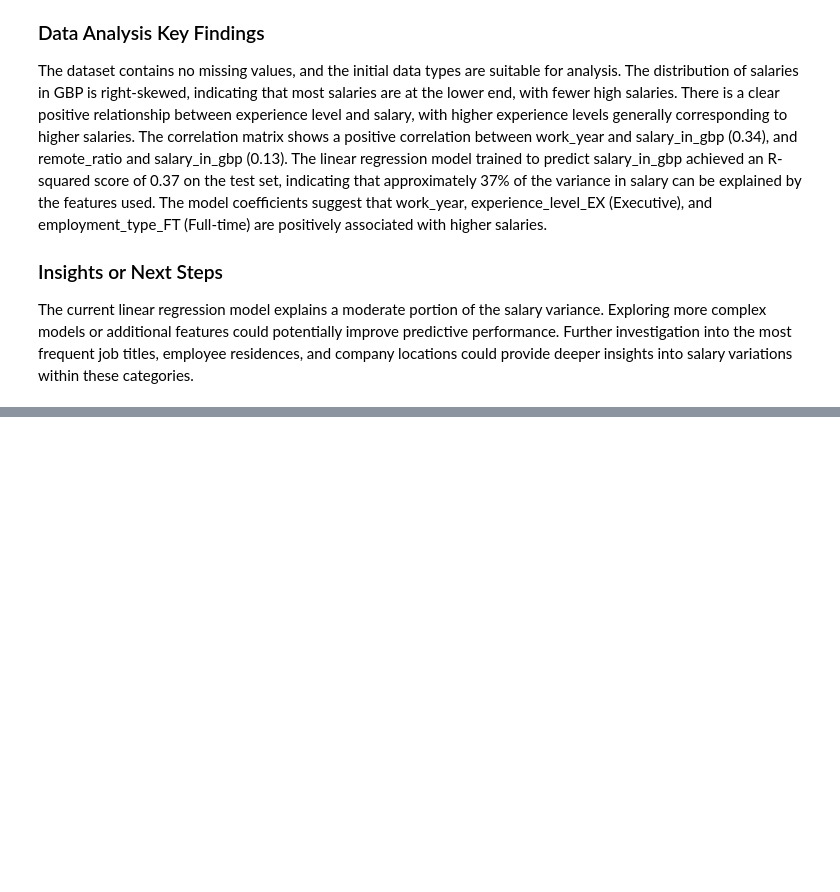
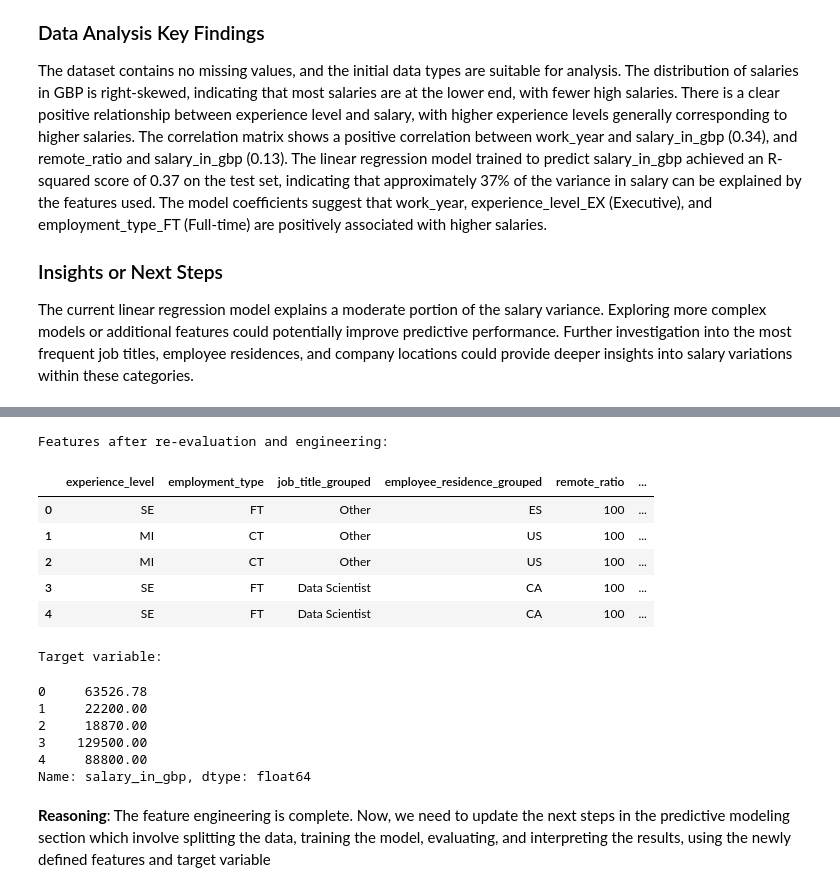
Before and after one commit to Betram-91/Data-Science-Salaries-2023, a Jupyter notebook: jupyter_notebooks/Data Science Salaries Analysis 2023.ipynb, the cells around one changed output, grey strips where cells are left out. Cells and saved outputs as stored; diff of their text form; code cells hidden in the pictures; blank space fills up the shorter version.

Commit message:
Update Machine Learning: Predictive Modeling

```diff
--- a/jupyter_notebooks/Data Science Salaries Analysis 2023.ipynb
+++ b/jupyter_notebooks/Data Science Salaries Analysis 2023.ipynb
@@ -363,0 +374,48 @@ Further investigation into the most frequent job titles, employee residences, an
+# %%
+# Re-evaluate feature selection and engineer new features
+
+# Convert remote_ratio to categorical
+df['remote_ratio'] = df['remote_ratio'].astype('category')
+
+# Identify and keep top N categories for high-cardinality features
+top_n_job_titles = df['job_title'].value_counts().nlargest(10).index.tolist()
+top_n_employee_residence = df['employee_residence'].value_counts().nlargest(10).index.tolist()
+top_n_company_location = df['company_location'].value_counts().nlargest(10).index.tolist()
+
+# Replace less frequent categories with 'Other'
+df['job_title_grouped'] = df['job_title'].apply(lambda x: x if x in top_n_job_titles else 'Other')
+df['employee_residence_grouped'] = df['employee_residence'].apply(lambda x: x if x in top_n_employee_residence else 'Other')
+df['company_location_grouped'] = df['company_location'].apply(lambda x: x if x in top_n_company_location else 'Other')
+
+
+# Define the final list of features and target variable
+features_re_evaluated = ['experience_level', 'employment_type', 'job_title_grouped',
+                         'employee_residence_grouped', 'remote_ratio',
+                         'company_location_grouped', 'company_size', 'work_year']
+target = 'salary_in_gbp' # Changed target to salary_in_gbp
+
+X_re_evaluated = df[features_re_evaluated]
+y_re_evaluated = df[target]
+
+print("Features after re-evaluation and engineering:")
+display(X_re_evaluated.head())
+print("\nTarget variable:")
+display(y_re_evaluated.head())
+# %% [output]
+Features after re-evaluation and engineering:
+|  | experience_level | employment_type | job_title_grouped | employee_residence_grouped | remote_ratio | ... |
+| 0 | SE | FT | Other | ES | 100 | ... |
+| 1 | MI | CT | Other | US | 100 | ... |
+| 2 | MI | CT | Other | US | 100 | ... |
+| 3 | SE | FT | Data Scientist | CA | 100 | ... |
+| 4 | SE | FT | Data Scientist | CA | 100 | ... |
+Target variable:
+0     63526.78
+1     22200.00
+2     18870.00
+3    129500.00
+4     88800.00
+Name: salary_in_gbp, dtype: float64
+# %% [markdown]
+**Reasoning**:
+The feature engineering is complete. Now, we need to update the next steps in the predictive modeling section which involve splitting the data, training the model, evaluating, and interpreting the results, using the newly defined features and target variable
```
Also changed, not shown: parts of 18 cells of this notebook.
